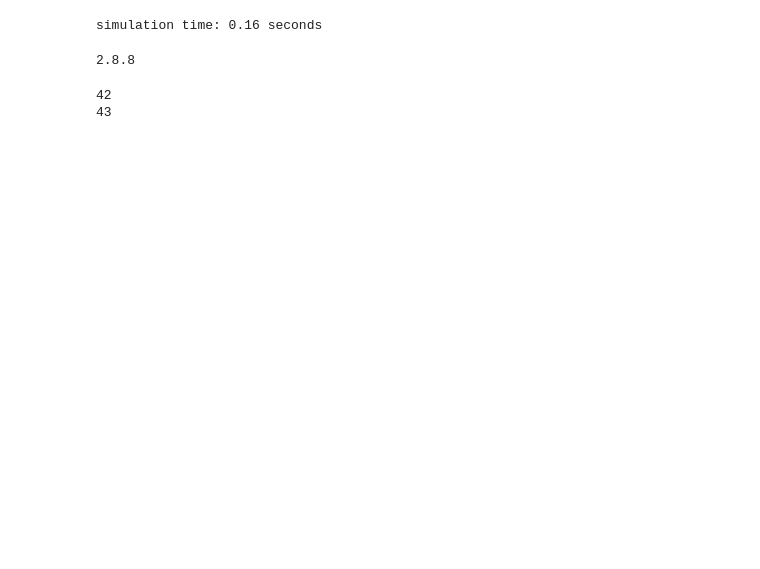
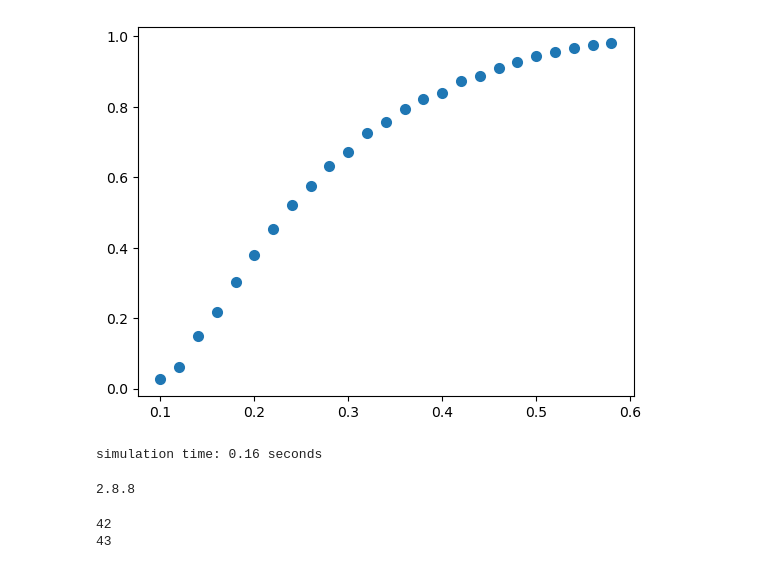
Before and after one commit to jacdals97/CSN_project, a Jupyter notebook: deffuant_effective_network.ipynb, the cells around one changed output. Cells and saved outputs as stored; diff of their text form; code cells hidden in the pictures; blank space fills up the shorter version.

```diff
--- a/deffuant_effective_network.ipynb
+++ b/deffuant_effective_network.ipynb
@@ -173,3 +173,12 @@ plt.show()
+# %%
+# plot
+fig, ax = plt.subplots()
+
+ax.scatter(x, y, linewidth=2.0)
+
+plt.show()
+# %% [output]
+[figure, added]
 # %%
 # we set n=900 in the BA graph so that it has the same amount of vertices as the 30x30 grid graph
 # we set m=2 so that the average degree of the graph is 2*|E|/n = 2*(3+2*897)/900 ~= 4 as in the grid graph
```
Also changed, not shown: parts of 4 cells of this notebook.
